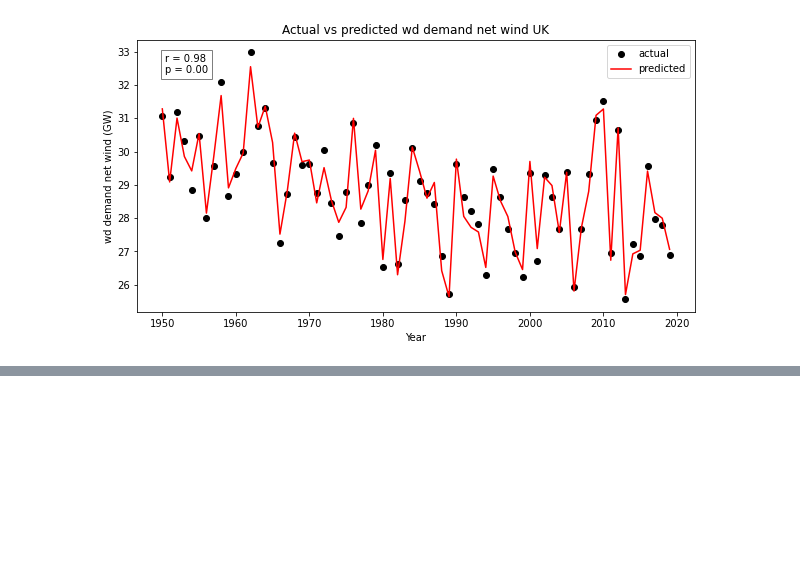
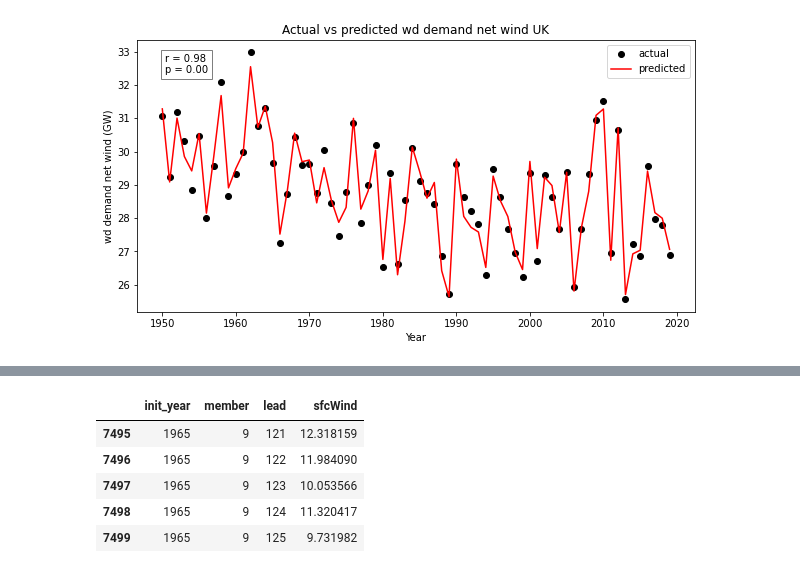
Before and after one commit to benhutchmet/unseen_multi_year, a Jupyter notebook: testing_clearheads_dnw.ipynb, the cells around one changed output, grey strips where cells are left out. Saved outputs shown, nothing was run; the diff lists cells and outputs as text; code cells hidden in the pictures; blank space fills up the shorter version.

```diff
--- a/testing_clearheads_dnw.ipynb
+++ b/testing_clearheads_dnw.ipynb
@@ -783,0 +799,9 @@ plt.legend()
+# %%
+df_sfcwind.tail()
+# %% [output]
+|  | init_year | member | lead | sfcWind |
+| 7495 | 1965 | 9 | 121 | 12.318159 |
+| 7496 | 1965 | 9 | 122 | 11.984090 |
+| 7497 | 1965 | 9 | 123 | 10.053566 |
+| 7498 | 1965 | 9 | 124 | 11.320417 |
+| 7499 | 1965 | 9 | 125 | 9.731982 |
```
Also changed, not shown: parts of 13 cells of this notebook, 1 other file.
